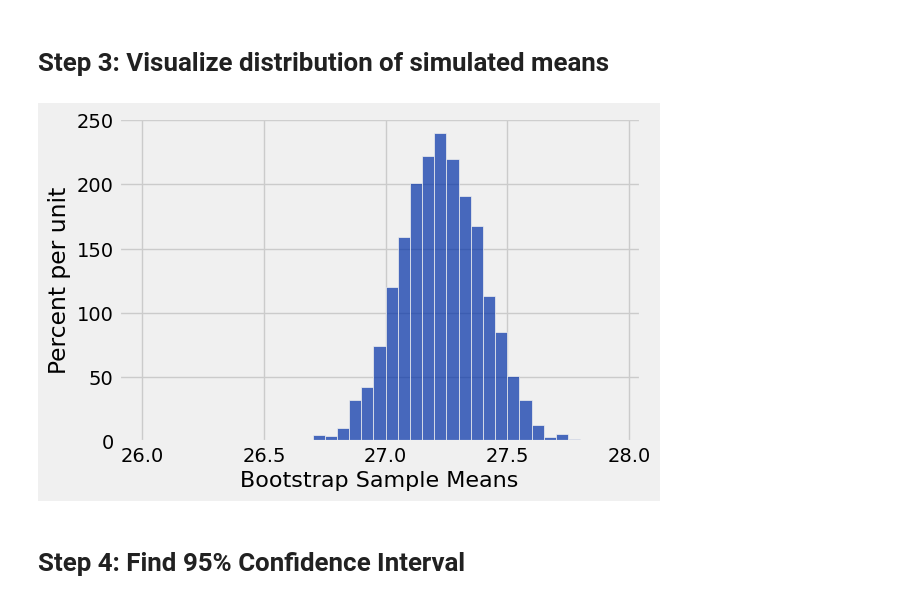
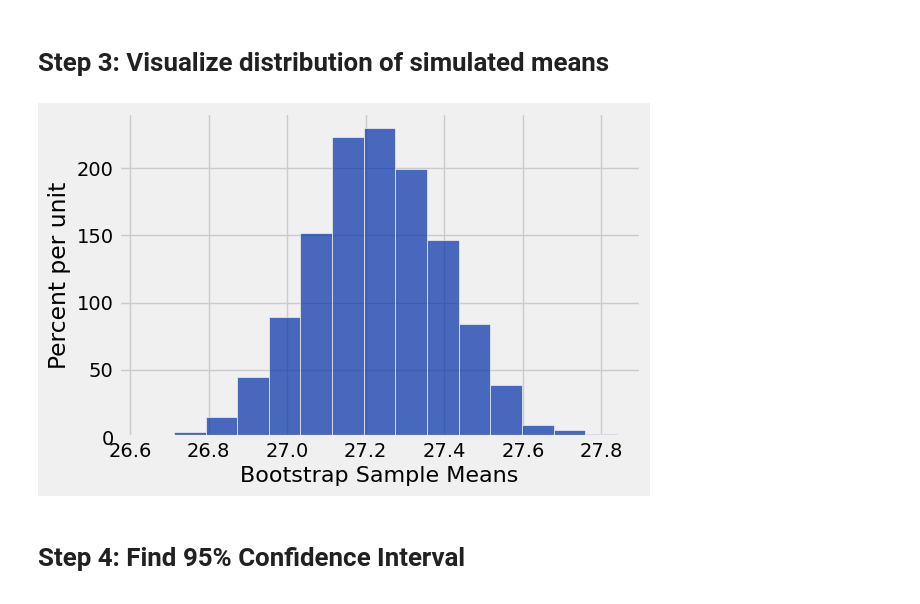
Before and after one commit to bwinterstein/Intro-Data, a Jupyter notebook: Lectures/bootstrap2.ipynb, the cells around one changed output. Drawn from its saved outputs; the diff is of its cells as text; code cells hidden in the pictures.

```diff
--- a/Lectures/bootstrap2.ipynb
+++ b/Lectures/bootstrap2.ipynb
@@ -64,13 +64,12 @@ array([ 27.2427598 ,  27.14821124,  27.04429302, ...,  27.04429302,
 # %%
 # Load the averages into a table using with_column.
 # Generate a histogram with 15 bins.
 average_tbl = Table().with_columns(
     "Bootstrap Sample Means", bstrap_means
 )
-mean_bins = np.arange(26,28,0.05)
-average_tbl.hist(bins = mean_bins)
+average_tbl.hist(bins = 15)
 # %% [output]
-[figure, old version]
+[figure, new version]
 # %% [markdown]
 # Step 4: Find 95% Confidence Interval
 # %%
```
